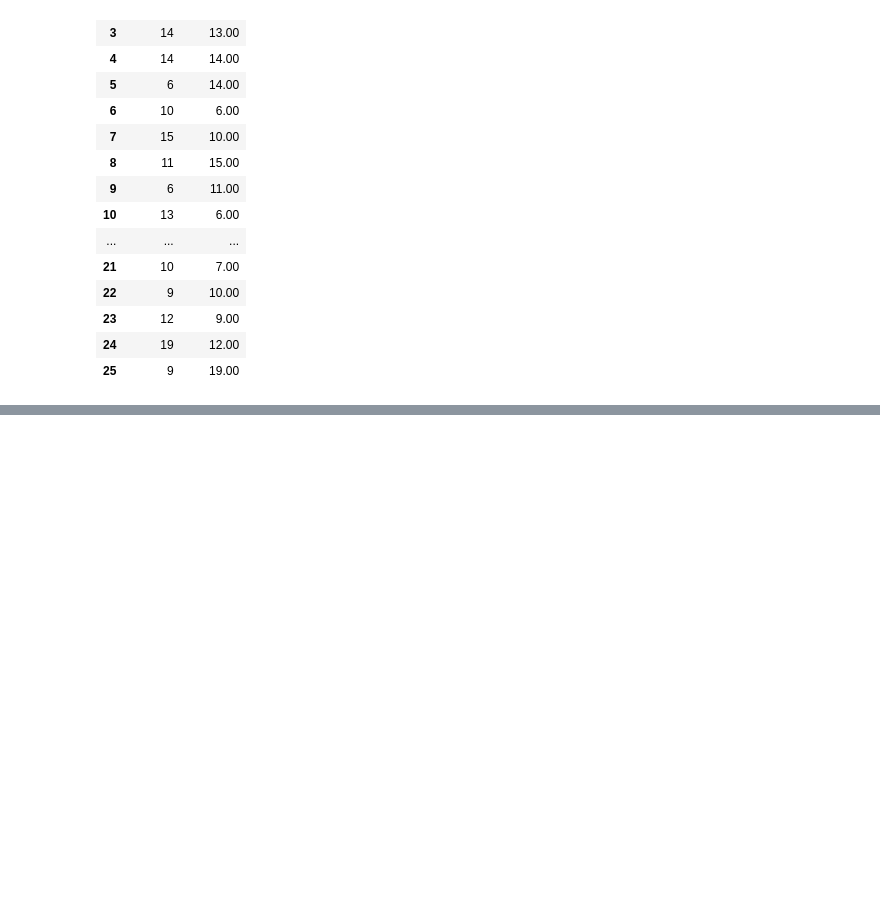
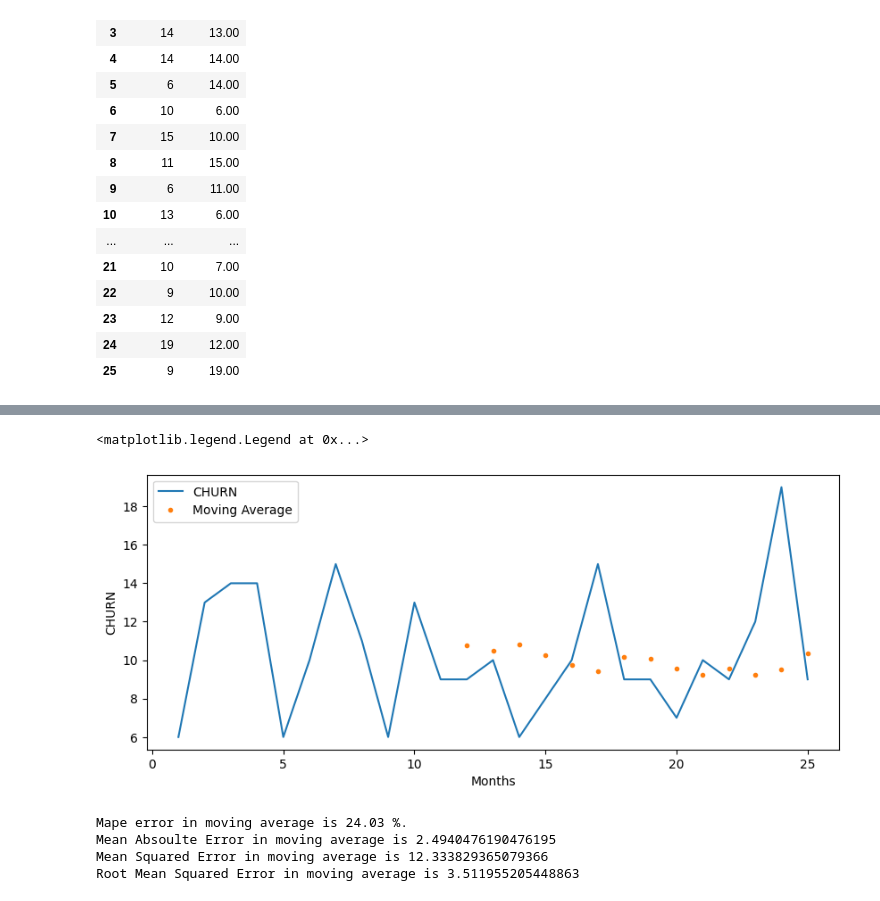
Before and after one commit to Vishal80990/Employee_Attrition_repo, a Jupyter notebook: Untitled1.ipynb, the cells around one changed output, grey strips where cells are left out. Drawn from its saved outputs; the diff is of its cells as text; code cells hidden in the pictures; blank space fills up the shorter version.

```diff
--- a/Untitled1.ipynb
+++ b/Untitled1.ipynb
@@ -186,0 +200,14 @@ final_dataset[['CHURN', 'mavg_12']][1:]
+# %%
+import warnings
+warnings.filterwarnings("ignore")
+df_decomposed = pd.concat([ts_decompose_multiplicative.seasonal, ts_decompose_multiplicative.trend, ts_decompose_multiplicative.resid, ts_decompose_multiplicative.observed], axis = 1)
+df_decomposed.columns = ['seasonal', 'trend', 'residual', 'actual_values']
+final_dataset.loc[:,'seasonal'] = df_decomposed.loc[:,'seasonal']
+final_dataset.loc[:,'trend'] = df_decomposed.loc[:,'trend']
+final_dataset.loc[:,'residual'] = df_decomposed.loc[:,'residual']
+# %%
+import warnings
+warnings.filterwarnings("ignore")
+final_dataset.loc[:,'MAvg_12']= final_dataset.loc[:,'CHURN'].rolling(window = 12).mean().shift(1)
+pd.set_option('display.float_format', lambda x: '%.2f' % x)
+final_dataset[['CHURN', 'MAvg_12']][12:]
@@ -186,0 +230,12 @@ final_dataset[['CHURN', 'mavg_12']][1:]
+# %%
+import warnings
+warnings.filterwarnings("ignore")
+plt.figure(figsize=(10,4))
+plt.xlabel("Months")
+plt.ylabel("CHURN")
+plt.plot(final_dataset['CHURN'][1:])
+plt.plot(final_dataset['MAvg_12'][1:], '.')
+plt.legend(['CHURN','Moving Average'])
+# %% [output]
+<matplotlib.legend.Legend at 0x...>
+[figure, added]
@@ -186,0 +248,16 @@ final_dataset[['CHURN', 'mavg_12']][1:]
+# %%
+from sklearn.metrics import mean_squared_error
+from sklearn.metrics import mean_absolute_error
+mae_mavg = mean_absolute_error(final_dataset['CHURN'][12:].values , final_dataset['MAvg_12'][12:].values)
+mse_mavg = mean_squared_error(final_dataset['CHURN'][12:].values , final_dataset['MAvg_12'][12:].values)
+mape_mavg = get_mape(final_dataset['CHURN'][12:].values , final_dataset['MAvg_12'][12:].values)
+rmse_mavg = np.sqrt(mse_mavg)
+print('Mape error in moving average is', mape_mavg , '%.')
+print('Mean Absoulte Error in moving average is', mae_mavg )
+print('Mean Squared Error in moving average is', mse_mavg )
+print('Root Mean Squared Error in moving average is', rmse_mavg )
+# %% [output]
+Mape error in moving average is 24.03 %.
+Mean Absoulte Error in moving average is 2.4940476190476195
+Mean Squared Error in moving average is 12.333829365079366
+Root Mean Squared Error in moving average is 3.511955205448863
```
Also changed, not shown: parts of 7 cells of this notebook.
